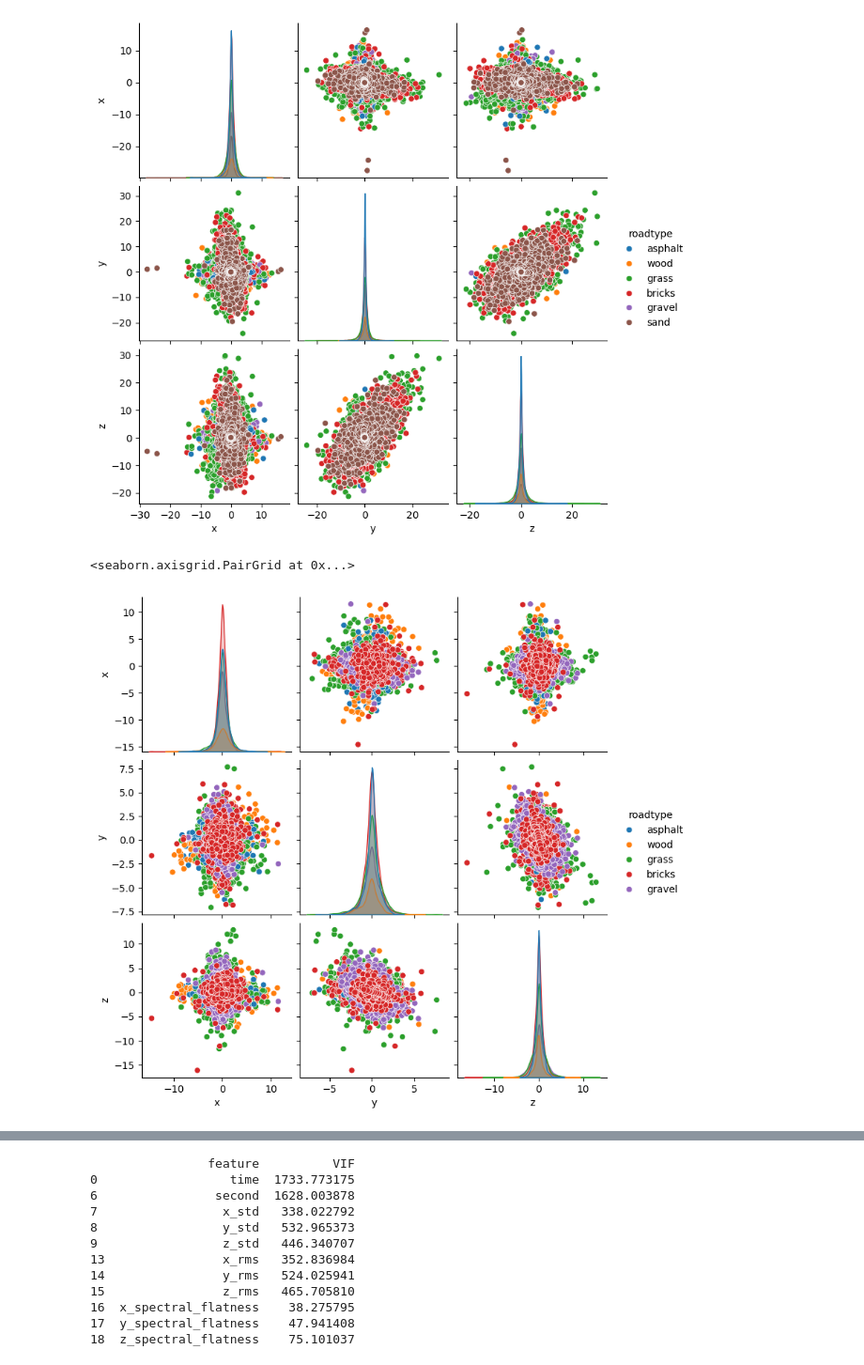
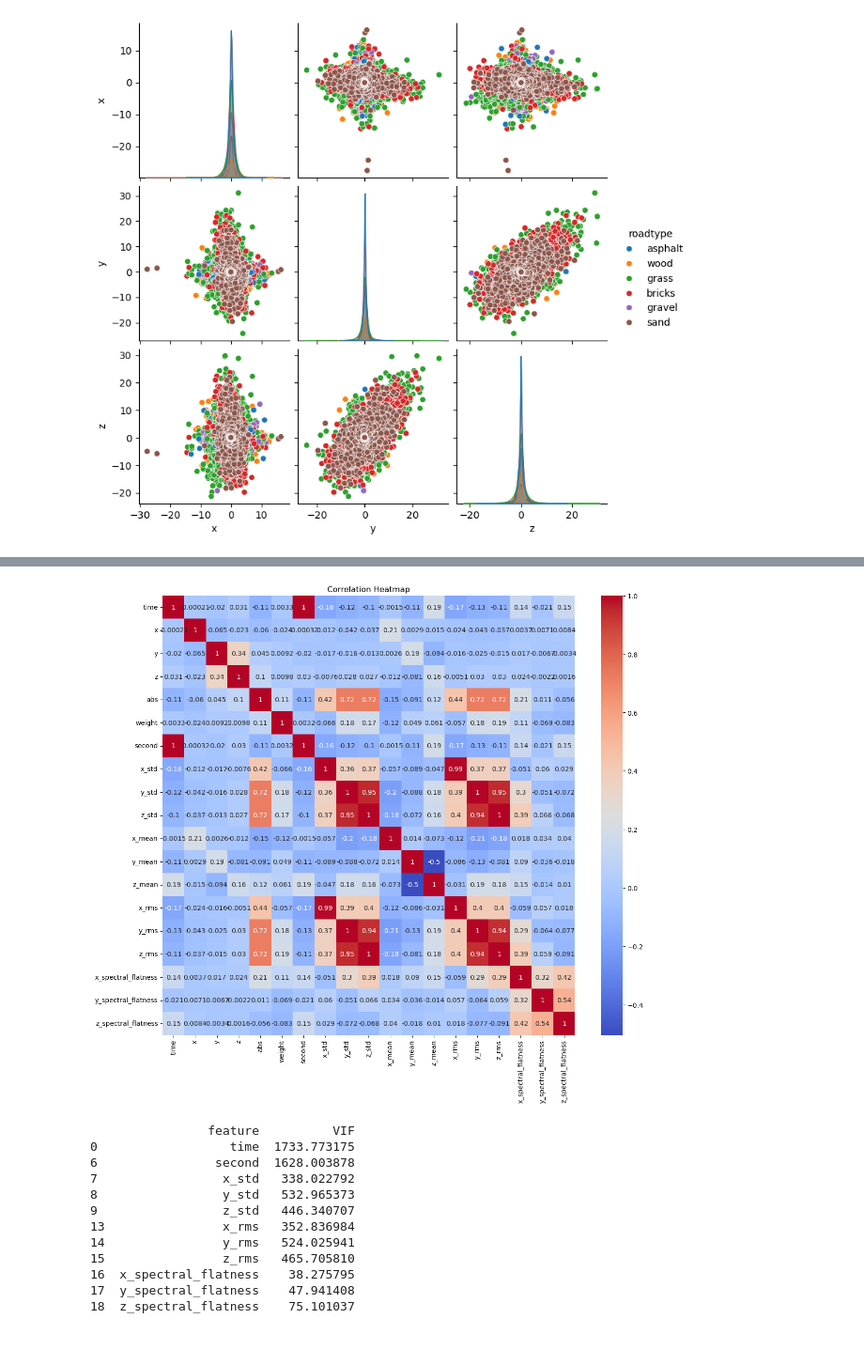
Before and after one commit to lrncjrssn/DS8_eindproject, a Jupyter notebook: DATA_VERWERKING.ipynb, the cells around one changed output, grey strips where cells are left out. Shown at 94% size. Saved outputs shown, nothing was run; the diff lists cells and outputs as text; code cells hidden in the pictures.

```diff
--- a/DATA_VERWERKING.ipynb
+++ b/DATA_VERWERKING.ipynb
@@ -471,11 +452,9 @@ sns.pairplot(df_all, hue='roadtype', vars=['x', 'y', 'z'])
 # %% [output]
 <seaborn.axisgrid.PairGrid at 0x...>
 [figure]
-# %%
-sns.pairplot(df_all[df_all['weight'] == 0.0], hue='roadtype', vars=['x', 'y', 'z'])
-# %% [output]
-<seaborn.axisgrid.PairGrid at 0x...>
-[figure, removed]
 # %%
-df_all.corr(numeric_only=True)
+plt.figure(figsize=(14, 12))
+sns.heatmap(df_all.corr(numeric_only=True), annot=True, cmap='coolwarm')
+plt.title('Correlation Heatmap')
+plt.show()
 # %% [output]
@@ -499,3 +461,4 @@ df_all.corr(numeric_only=True)
+[figure, added]
 # %%
 from statsmodels.stats.outliers_influence import variance_inflation_factor
 import pandas as pd
```
Also changed, not shown: parts of 26 cells of this notebook, 1 other file.
